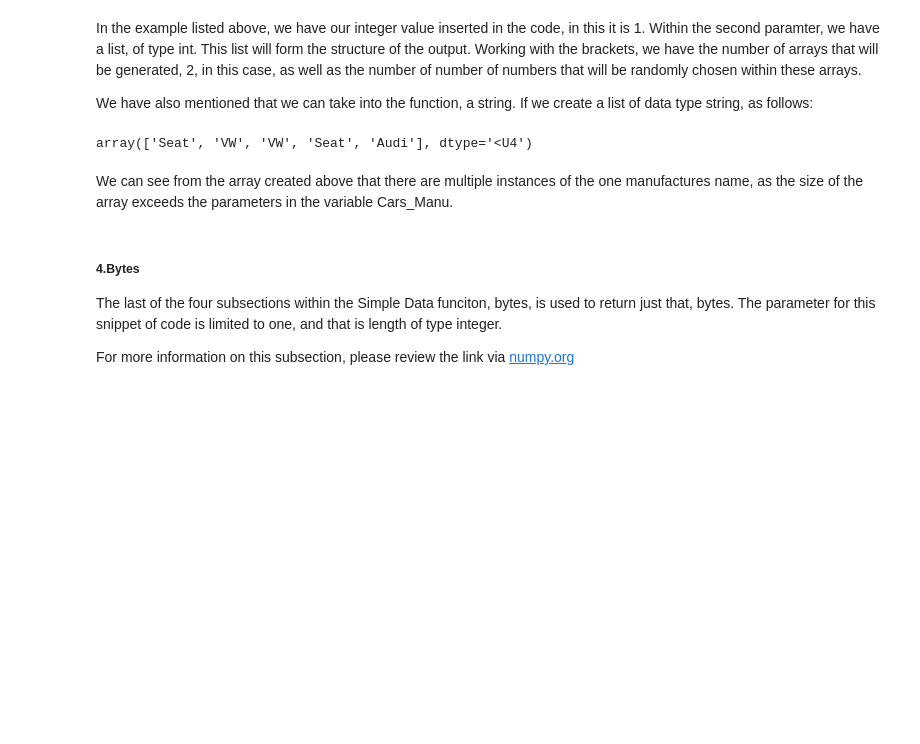
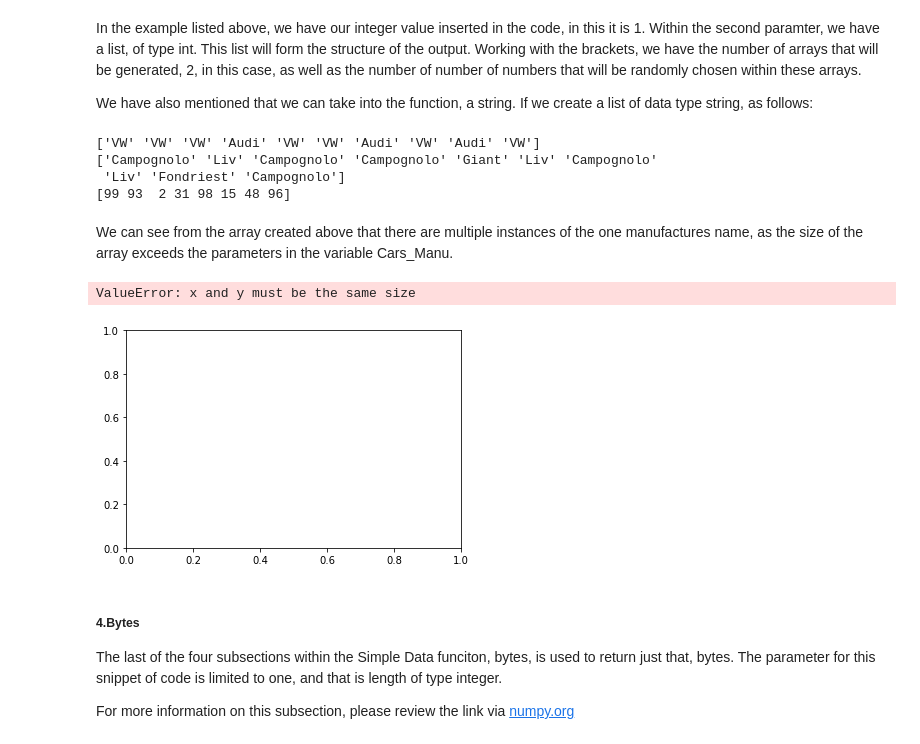
Before and after one commit to jonkavana/PODA-Project-2020, a Jupyter notebook: PODA Numpy.Random .ipynb, the cells around one changed output. Saved outputs shown, nothing was run; the diff lists cells and outputs as text; code cells hidden in the pictures; blank space fills up the shorter version.

```diff
--- a/PODA Numpy.Random .ipynb
+++ b/PODA Numpy.Random .ipynb
@@ -203,9 +228,27 @@ Cars_Manu = ['Audi', 'Seat', 'VW']
-# %%
-rng.choice(Cars_Manu, 5)
-# %% [output]
-array(['Seat', 'VW', 'VW', 'Seat', 'Audi'], dtype='<U4')
+# %%
+Cars_Manu = ['Audi', 'Seat', 'VW']
+Bike_Manu = ['Fondriest', 'Campognolo', 'Liv', 'Giant']
+e = np.arange(100)
+f = np.arange(2000)
+# %%
+print(rng.choice(Cars_Manu, 10))
+print(rng.choice(Bike_Manu, 10))
+print(rng.choice(e, 8))
+# %% [output]
+['VW' 'VW' 'VW' 'Audi' 'VW' 'VW' 'Audi' 'VW' 'Audi' 'VW']
+['Campognolo' 'Liv' 'Campognolo' 'Campognolo' 'Giant' 'Liv' 'Campognolo'
+ 'Liv' 'Fondriest' 'Campognolo']
+[99 93  2 31 98 15 48 96]
 # %% [markdown]
 We can see from the array created above that there are multiple instances of the one manufactures name, as the size of the array exceeds the parameters in the variable Cars_Manu.
+# %%
+c = rng.choice(Cars_Manu, 100)
+d = rng.choice(Bike_Manu, 100)
+
+plt.scatter(e, f)
+# %% [output]
+ValueError: x and y must be the same size
+[figure, added]
 # %% [markdown]
 ##### 4.Bytes
 
```
Also changed, not shown: parts of 22 cells of this notebook.
